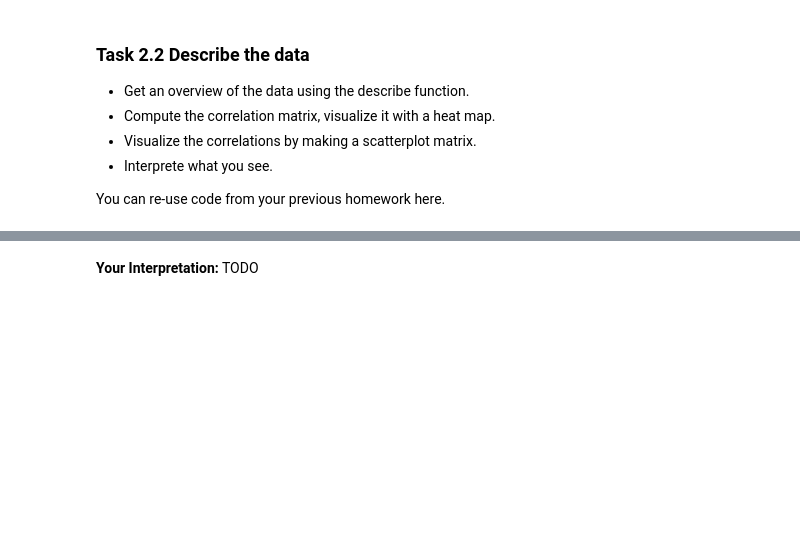
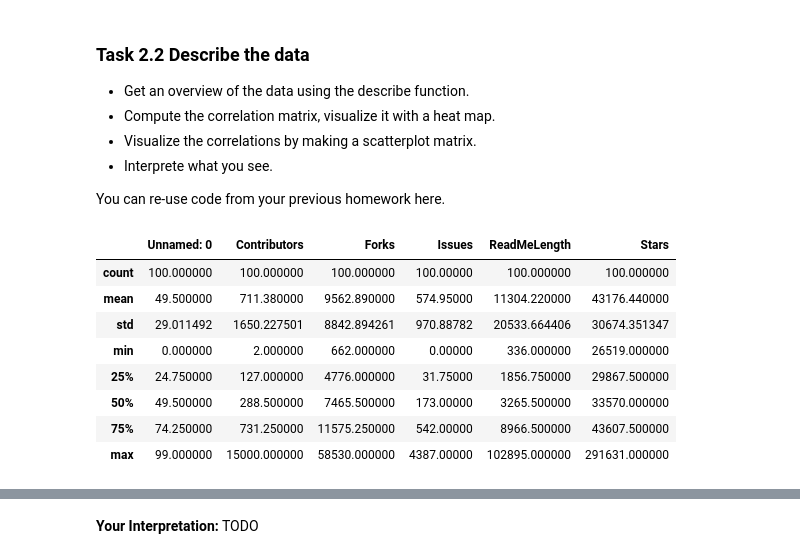
Before and after one commit to brookeslawski/datascience-homeworks-local, a Jupyter notebook: HW6/2018-HW6.ipynb, the cells around one changed output, grey strips where cells are left out. Drawn from its saved outputs; the diff is of its cells as text; code cells hidden in the pictures; blank space fills up the shorter version.

```diff
--- a/HW6/2018-HW6.ipynb
+++ b/HW6/2018-HW6.ipynb
@@ -315,3 +315,14 @@ Post- data types:
 You can re-use code from your previous homework here.
 # %%
 # your code goes here
+project_info.describe()
+# %% [output]
+|  | Unnamed: 0 | Contributors | Forks | Issues | ReadMeLength | Stars |
+| count | 100.000000 | 100.000000 | 100.000000 | 100.00000 | 100.000000 | 100.000000 |
+| mean | 49.500000 | 711.380000 | 9562.890000 | 574.95000 | 11304.220000 | 43176.440000 |
+| std | 29.011492 | 1650.227501 | 8842.894261 | 970.88782 | 20533.664406 | 30674.351347 |
+| min | 0.000000 | 2.000000 | 662.000000 | 0.00000 | 336.000000 | 26519.000000 |
+| 25% | 24.750000 | 127.000000 | 4776.000000 | 31.75000 | 1856.750000 | 29867.500000 |
+| 50% | 49.500000 | 288.500000 | 7465.500000 | 173.00000 | 3265.500000 | 33570.000000 |
+| 75% | 74.250000 | 731.250000 | 11575.250000 | 542.00000 | 8966.500000 | 43607.500000 |
+| max | 99.000000 | 15000.000000 | 58530.000000 | 4387.00000 | 102895.000000 | 291631.000000 |
```
Also changed, not shown: parts of 7 cells of this notebook, 1 other file.
